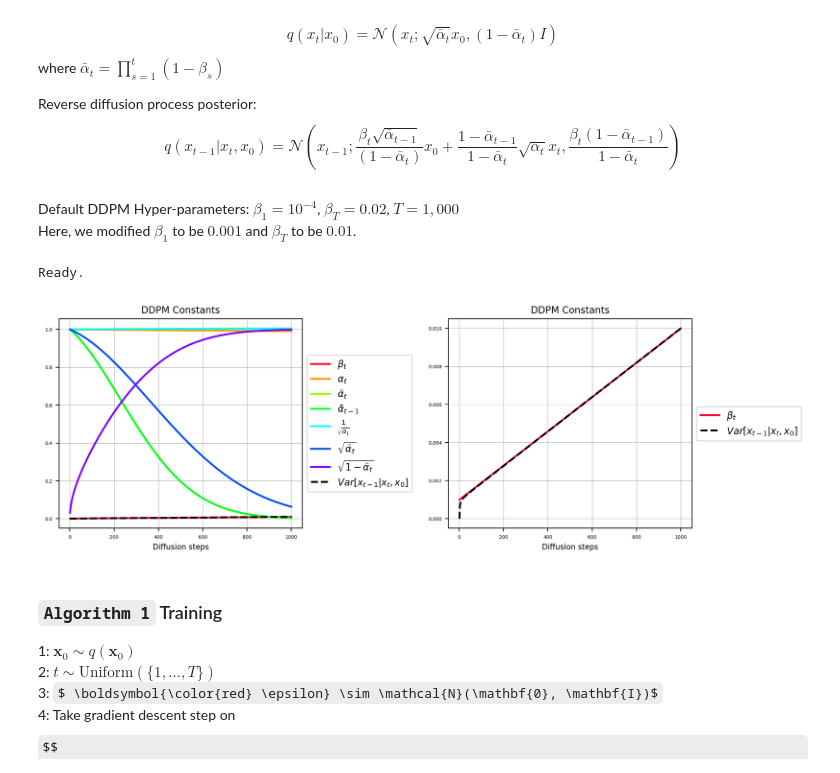
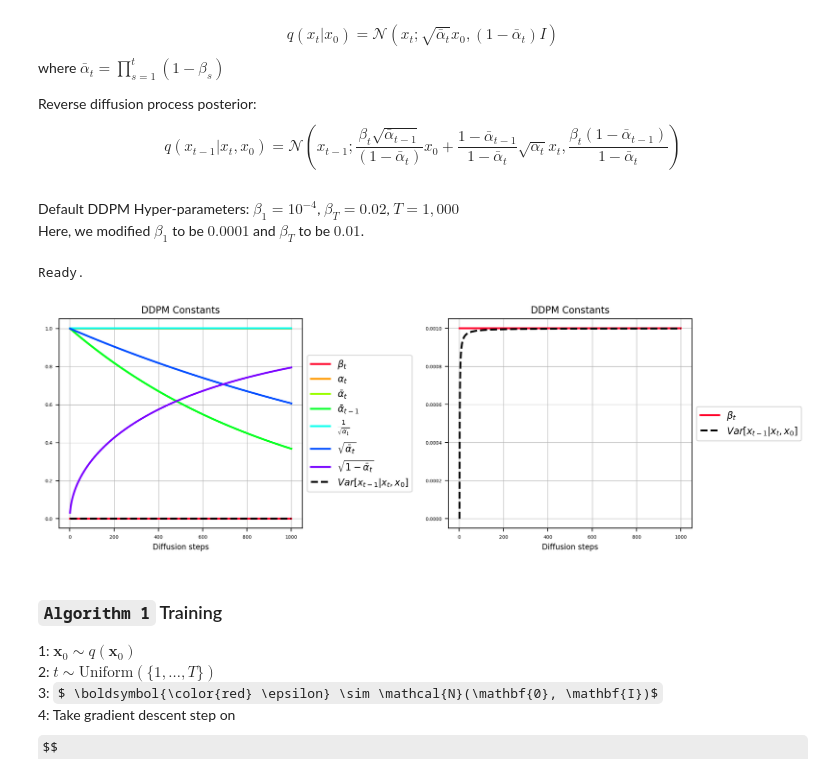
Before and after one commit to sjchoi86/yet-another-diffusion-models, a Jupyter notebook: code/demo_reverse_diffusion.ipynb, the cells around one changed output. Drawn from its saved outputs; the diff is of its cells as text; code cells hidden in the pictures; some formulas as TeX source.

```diff
--- a/code/demo_reverse_diffusion.ipynb
+++ b/code/demo_reverse_diffusion.ipynb
@@ -58,12 +58,12 @@ $$
 # %% [markdown]
 Default DDPM Hyper-parameters:
 $\beta_1 = 10^{-4}$, $\beta_T = 0.02$, $T=1,000$ \
-Here, we modified $\beta_1$ to be $0.001$ and $\beta_T$ to be $0.01$.
+Here, we modified $\beta_1$ to be $0.0001$ and $\beta_T$ to be $0.01$.
 # %%
 # Precompute some constants for DDPM
 dc = {}
 dc['T'] = 1000
-dc['betas'] = torch.linspace(start=0.001,end=0.01,steps=dc['T']) # [T]
+dc['betas'] = torch.linspace(start=0.001,end=0.001,steps=dc['T']) # [T]
 dc['alphas'] = 1.0 - dc['betas'] # [T]
 dc['alphas_bar'] = torch.cumprod(dc['alphas'],axis=0) # [T]
 dc['alphas_bar_prev'] = torch.nn.functional.pad(dc['alphas_bar'][:-1],pad=(1,0),value=1.0) # [T]
@@ -71,34 +71,34 @@ dc['sqrt_recip_alphas'] = torch.sqrt(1.0/dc['alphas']) # [T]
 dc['sqrt_alphas_bar'] = torch.sqrt(dc['alphas_bar']) # [T]
 dc['sqrt_one_minus_alphas_bar'] = torch.sqrt(1.0-dc['alphas_bar']) # [T]
 dc['posterior_variance'] = dc['betas']*(1.0-dc['alphas_bar_prev'])/(1.0-dc['alphas_bar']) # [T]
 print ("Ready.")
 # Plot
 ts = np.linspace(start=1,stop=dc['T'],num=dc['T'])
 cs = [plt.cm.gist_rainbow(x) for x in np.linspace(0,1,8)]
 lw = 2 # linewidth
 plt.figure(figsize=(12,4))
 plt.subplot(1,2,1)
 plt.plot(ts,torch2np(dc['betas']),color=cs[0],label=r'$\beta_t$',lw=lw)
 plt.plot(ts,torch2np(dc['alphas']),color=cs[1],label=r'$\alpha_t$',lw=lw)
 plt.plot(ts,torch2np(dc['alphas_bar']),color=cs[2],label=r'$\bar{\alpha}_t$',lw=lw)
 plt.plot(ts,torch2np(dc['alphas_bar_prev']),color=cs[3],label=r'$\bar{\alpha}_{t-1}$',lw=lw)
 plt.plot(ts,torch2np(dc['sqrt_recip_alphas']),color=cs[4],label=r'$\frac{1}{\sqrt{\alpha_t}}$',lw=lw)
 plt.plot(ts,torch2np(dc['sqrt_alphas_bar']),color=cs[5],label=r'$\sqrt{\bar{\alpha}_t}$',lw=lw)
 plt.plot(ts,torch2np(dc['sqrt_one_minus_alphas_bar']),color=cs[6],label=r'$\sqrt{1-\bar{\alpha}_t}$',lw=lw)
 plt.plot(ts,torch2np(dc['posterior_variance']),'--',color='k',label=r'$ Var[x_{t-1}|x_t,x_0] $',lw=lw)
 plt.xlabel('Diffusion steps',fontsize=8)
 plt.legend(fontsize=10,loc='center left',bbox_to_anchor=(1,0.5))
 plt.title('DDPM Constants',fontsize=10); plt.grid(lw=0.5);
 plt.subplot(1,2,2)
 plt.plot(ts,torch2np(dc['betas']),color=cs[0],label=r'$\beta_t$',lw=lw)
 plt.plot(ts,torch2np(dc['posterior_variance']),'--',color='k',label=r'$ Var[x_{t-1}|x_t,x_0] $',lw=lw)
 plt.xlabel('Diffusion steps',fontsize=8)
 plt.legend(fontsize=10,loc='center left',bbox_to_anchor=(1,0.5))
 plt.title('DDPM Constants',fontsize=10); plt.grid(lw=0.5);
 plt.subplots_adjust(wspace=0.6); plt.show()
 # %% [output]
 Ready.
-[figure, old version]
+[figure, new version]
 # %% [markdown]
 ### `Algorithm 1` Training
 1: $\mathbf{x}_0 \sim q( \mathbf{x}_0 )$ \
```
Also changed, not shown: parts of 6 cells of this notebook.
